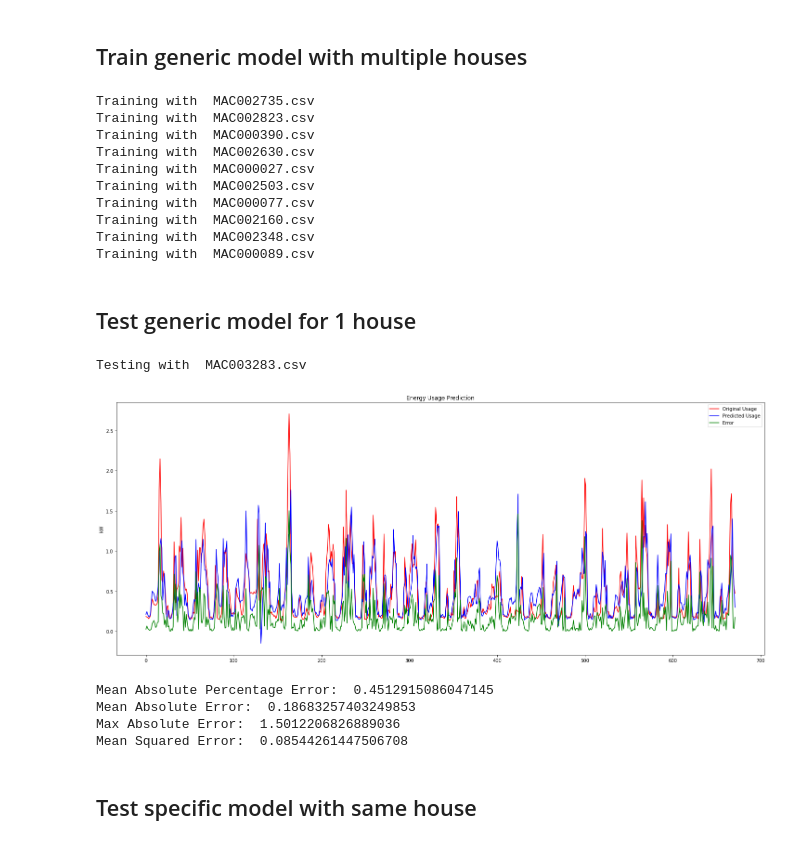
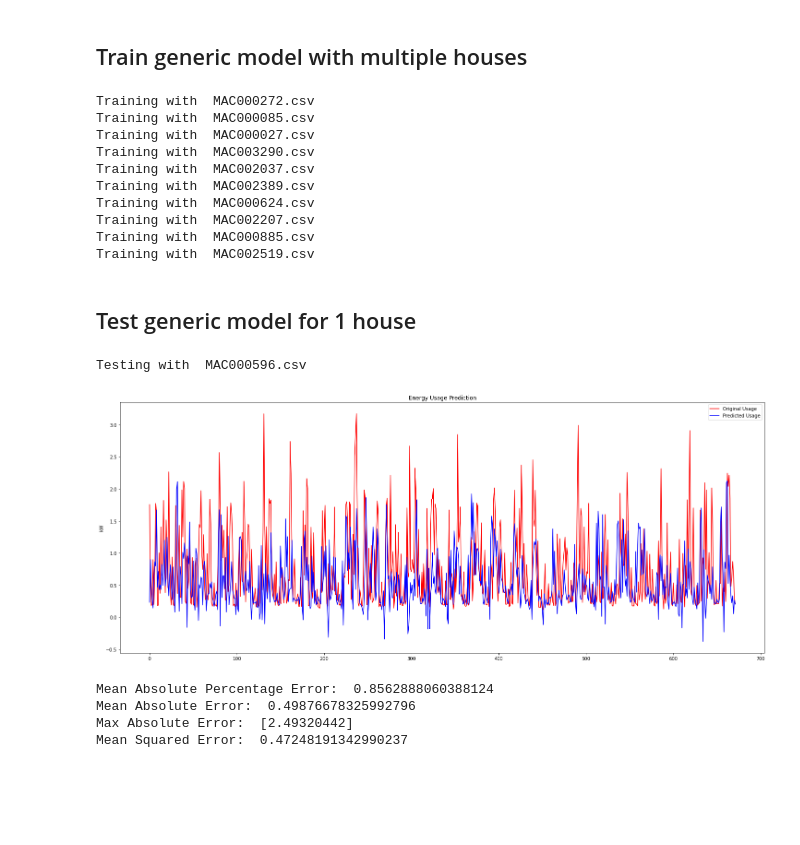
Before and after one commit to joaonpsilva/Tese_House_Energy_Prediciton, a Jupyter notebook: multipleHouses/MultipleHouses.ipynb, the cells around one changed output. Saved outputs shown, nothing was run; the diff lists cells and outputs as text; code cells hidden in the pictures; blank space fills up the shorter version.

```diff
--- a/multipleHouses/MultipleHouses.ipynb
+++ b/multipleHouses/MultipleHouses.ipynb
@@ -21,21 +23,21 @@ def save_model(model):
 def load_model(filename):
     return pickle.load(open(filename, 'rb'))
 # %%
-def predict_evaluate(pred, true, graphName = 'Energy Usage Prediction', showplots=False):
+def predict_evaluate(prediction, true, graphName = 'Energy Usage Prediction', showplots=False):
 
     diff = [abs(prediction[i]-true[i]) for i in range(len(prediction))]
 
     resultingPlot = plt.figure(figsize=(25,10))
     plt.plot(true, color='red', label='Original Usage')
     plt.plot(prediction, color='blue', label='Predicted Usage')
-    plt.plot(diff, color='green', label='Error')
+    #plt.plot(diff, color='green', label='Error')
     plt.title(graphName)
     plt.ylabel('kW')
     plt.legend()
 
     mape = mean_absolute_percentage_error(true, prediction)
     mae = mean_absolute_error(true, prediction)
-    maxae = max(diff)[0]
+    maxae = max(diff)
     mse = mean_squared_error(true, prediction)
 
     if showplots:
@@ -93,7 +95,7 @@ featuresNames = ['use', 'hour', 'weekday', 'month']
 targetName = ['use']
 past_window = 24
 
-model = define_model(past_window, len(featuresNames))
+generic_Model = define_model(past_window, len(featuresNames))
 # %% [markdown]
 ## Train generic model with multiple houses
 # %%
@@ -103,9 +105,6 @@ for filename in trainUsers:
     f = os.path.join(directory, filename)
     if os.path.isfile(f):
         df = pd.read_csv(f, delimiter = ',')
-        #print(df.isna().values.any())
-        #print(df[df['use'].isna()])
-        #continue
 
         features = df[featuresNames].values
         target = df[targetName].values
@@ -121,57 +120,55 @@ for filename in trainUsers:
         batch_size=64
         train_generator = TimeseriesGenerator(x_train, y_train, length=past_window, batch_size=batch_size)
 
-        train(model, train_generator)
+        train(generic_Model, train_generator)
 
 #prediction = model.predict(x_test).reshape(-1, 1)
 #prediction = y_scaler.inverse_transform(prediction)
 # %% [output]
-Training with  MAC002735.csv
-Training with  MAC002823.csv
-Training with  MAC000390.csv
-Training with  MAC002630.csv
+Training with  MAC000272.csv
+Training with  MAC000085.csv
 Training with  MAC000027.csv
-Training with  MAC002503.csv
-Training with  MAC000077.csv
-Training with  MAC002160.csv
-Training with  MAC002348.csv
-Training with  MAC000089.csv
+Training with  MAC003290.csv
+Training with  MAC002037.csv
+Training with  MAC002389.csv
+Training with  MAC000624.csv
+Training with  MAC002207.csv
+Training with  MAC000885.csv
+Training with  MAC002519.csv
 # %% [markdown]
 ## Test generic model for 1 house
 # %%
 for filename in testUsers:
     print("Testing with ", filename)
 
     f = os.path.join(directory, filename)
     if os.path.isfile(f):
         df = pd.read_csv(f, delimiter = ',')
 
     features = df[featuresNames].values[-(24*30-past_window):]
     target = df[targetName].values[-(24*30-past_window):]
 
     #SCALE
     x_scaler = MinMaxScaler()
     x_test = x_scaler.fit_transform(features)
 
     y_scaler = MinMaxScaler()
     y_test = y_scaler.fit_transform(target)
 
     #Time series
     batch_size=64
     test_generator = TimeseriesGenerator(x_test, y_test, length=past_window, batch_size=batch_size)
 
-    prediction = model.predict(test_generator).reshape(-1, 1)
+    prediction = generic_Model.predict(test_generator).reshape(-1, 1)
 
     prediction = y_scaler.inverse_transform(prediction)
 
 
     predict_evaluate(prediction, target[past_window:], showplots=True)
 # %% [output]
-Testing with  MAC003283.csv
+Testing with  MAC000596.csv
-[figure, old version]
+[figure, new version]
-Mean Absolute Percentage Error:  0.4512915086047145
-Mean Absolute Error:  0.18683257403249853
-Max Absolute Error:  1.5012206826889036
-Mean Squared Error:  0.08544261447506708
+Mean Absolute Percentage Error:  0.8562888060388124
+Mean Absolute Error:  0.49876678325992796
+Max Absolute Error:  [2.49320442]
+Mean Squared Error:  0.47248191342990237
-# %% [markdown]
-## Test specific model with same house
```
Also changed, not shown: parts of 6 cells of this notebook.
